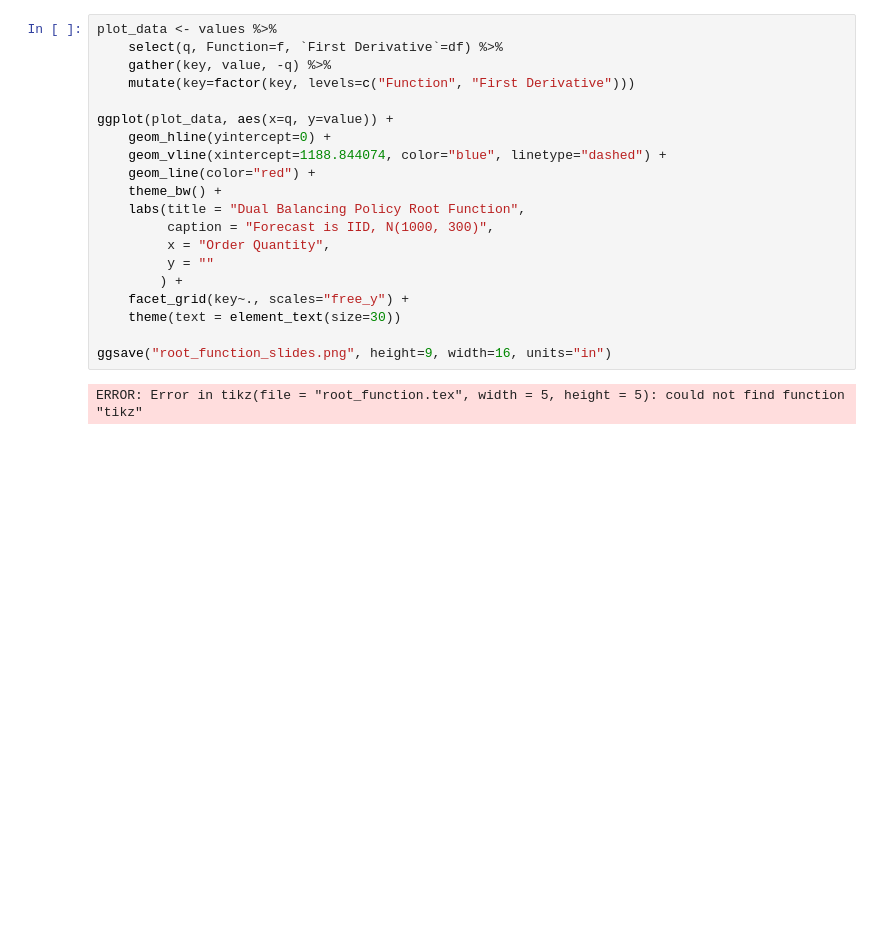
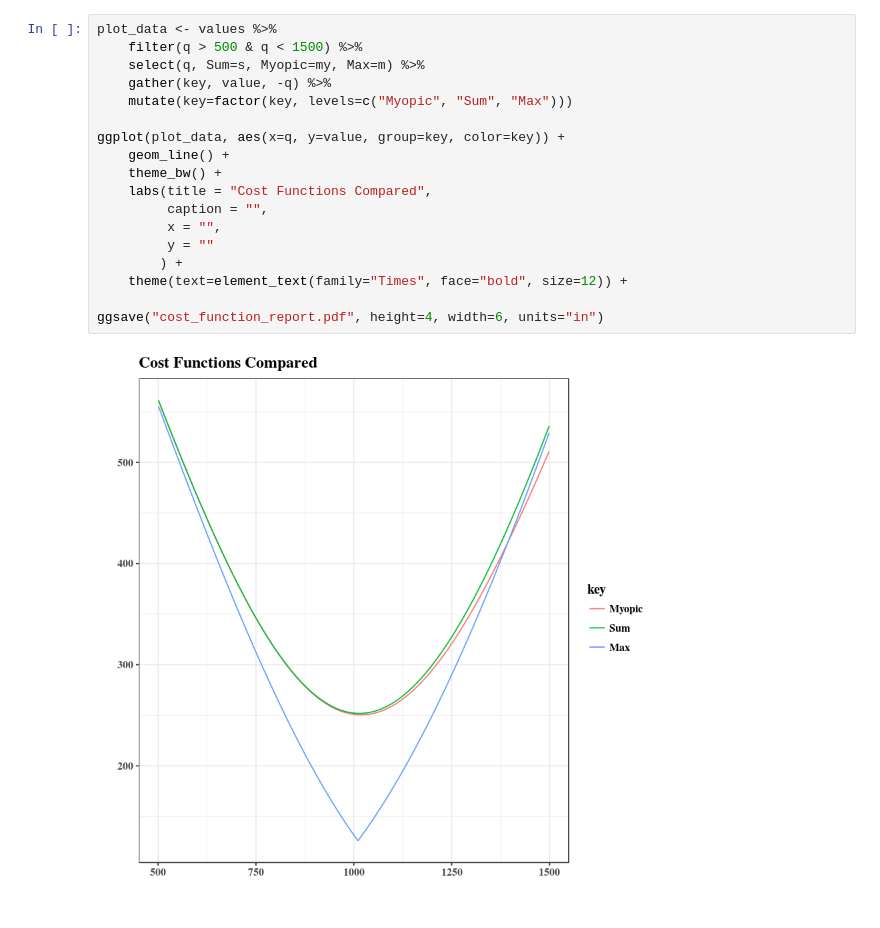
Before and after one commit to arbenton/balance, a Jupyter notebook: code/Untitled1.ipynb, the cells around one changed output. Cells and saved outputs as stored; diff of their text form; blank space fills up the shorter version.

```diff
--- a/code/Untitled1.ipynb
+++ b/code/Untitled1.ipynb
@@ -46,25 +68,23 @@ ggsave("holding_function_slides.png", height=9, width=16, units="in")
 # %%
 plot_data <- values %>%
-    select(q, Function=f, `First Derivative`=df) %>%
+    filter(q > 500 & q < 1500) %>%
+    select(q, Sum=s, Myopic=my, Max=m) %>%
     gather(key, value, -q) %>%
-    mutate(key=factor(key, levels=c("Function", "First Derivative")))
+    mutate(key=factor(key, levels=c("Myopic", "Sum", "Max")))
 
-ggplot(plot_data, aes(x=q, y=value)) +
-    geom_hline(yintercept=0) +
-    geom_vline(xintercept=1188.844074, color="blue", linetype="dashed") +
-    geom_line(color="red") +
+ggplot(plot_data, aes(x=q, y=value, group=key, color=key)) +
+    geom_line() +
     theme_bw() +
-    labs(title = "Dual Balancing Policy Root Function",
-         caption = "Forecast is IID, N(1000, 300)",
-         x = "Order Quantity",
+    labs(title = "Cost Functions Compared",
+         caption = "",
+         x = "",
          y = ""
         ) +
-    facet_grid(key~., scales="free_y") +
-    theme(text = element_text(size=30))
+    theme(text=element_text(family="Times", face="bold", size=12)) +
 
-ggsave("root_function_slides.png", height=9, width=16, units="in")
+ggsave("cost_function_report.pdf", height=4, width=6, units="in")
 # %% [output]
-ERROR: Error in tikz(file = "root_function.tex", width = 5, height = 5): could not find function "tikz"
+[figure, added]
 # %%
 plot_data <- values %>%
     filter(q >= 0 & q <= 2000) %>%
```
Also changed, not shown: parts of 5 cells of this notebook, 26 other files.
